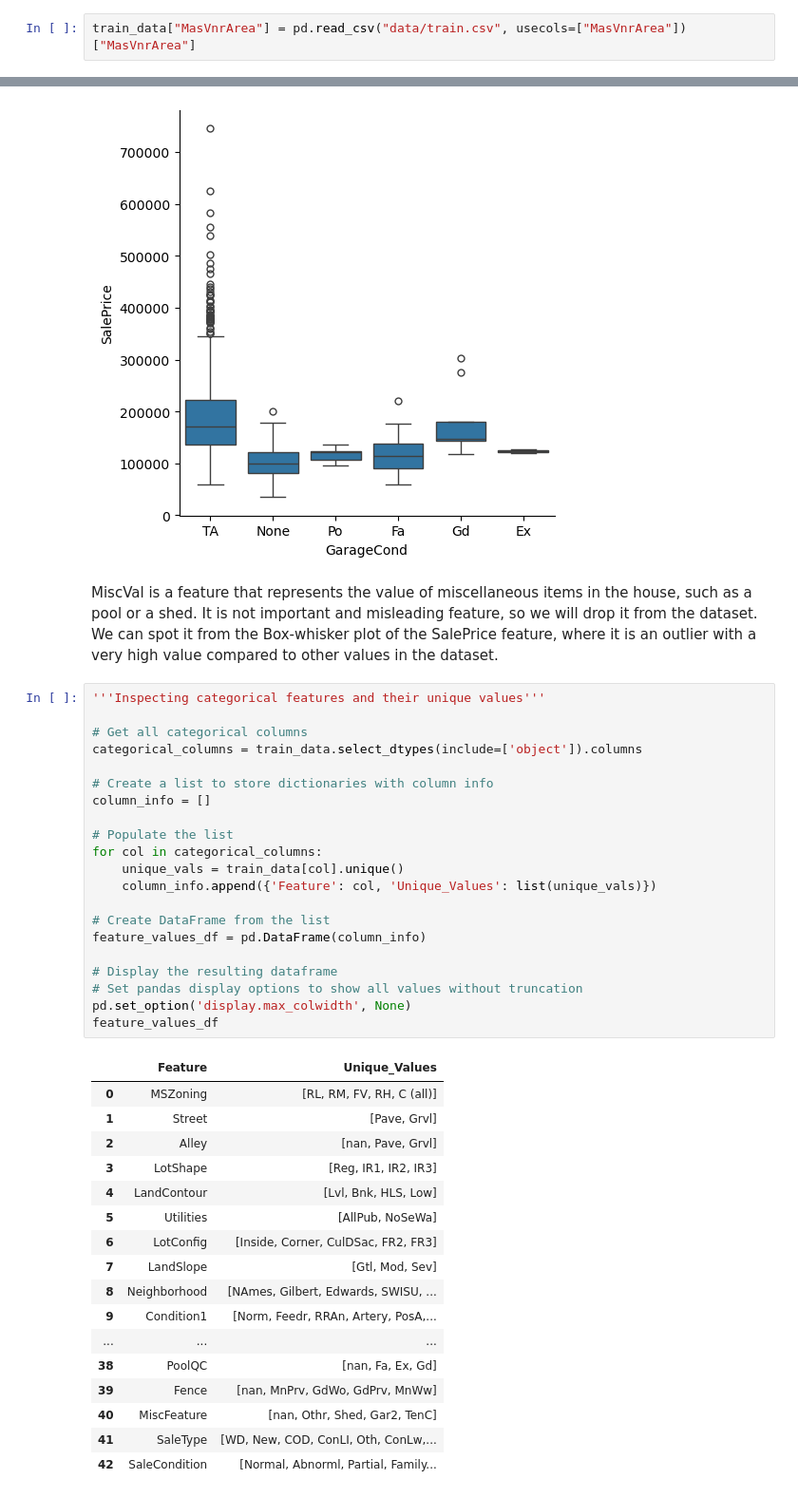
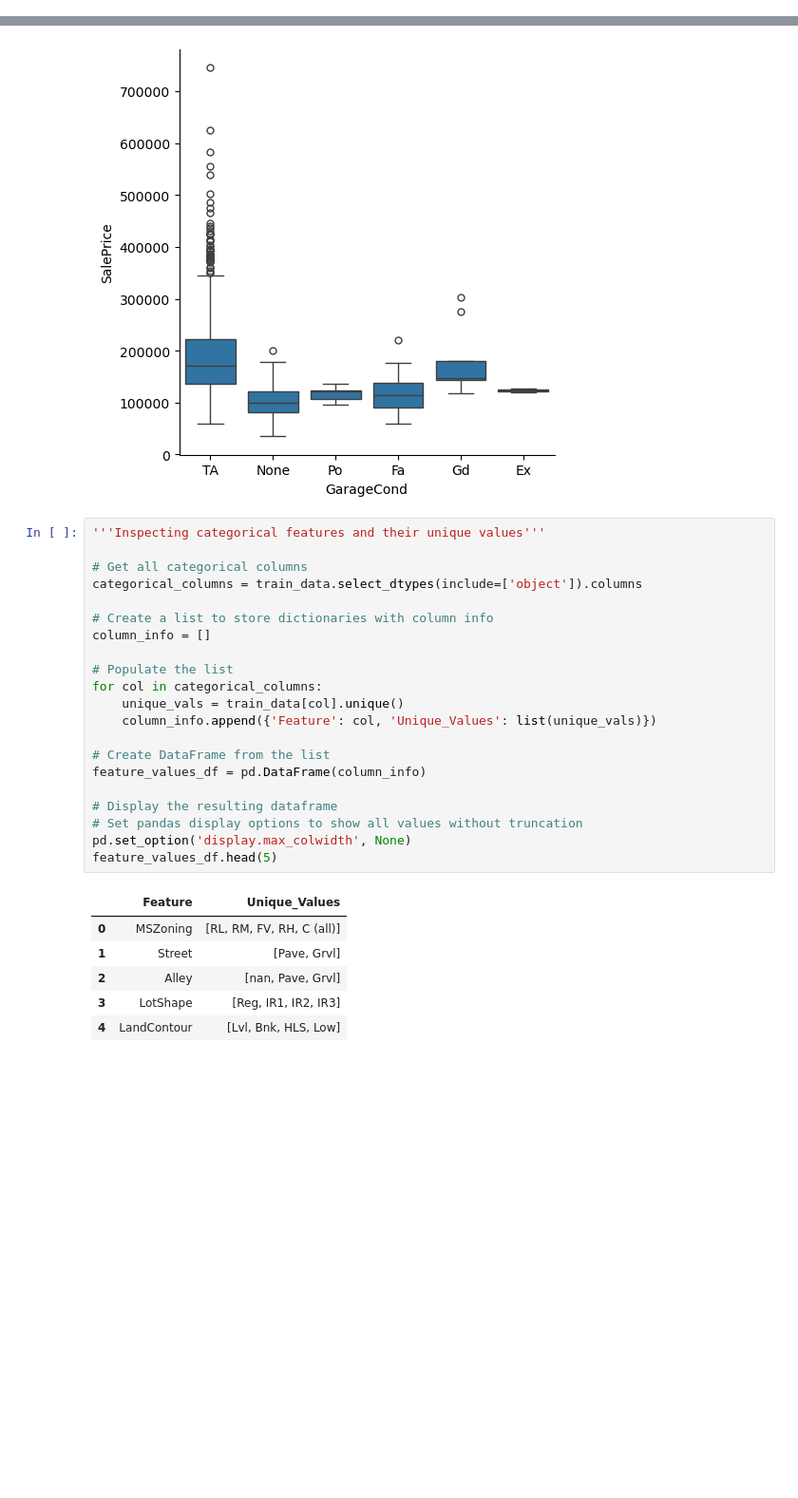
Before and after one commit to felixfaruix/kaggle-competitions, a Jupyter notebook: notebooks/HousePrices/house_prices_regression.ipynb, the cells around one changed output, grey strips where cells are left out. Shown at 95% size. Saved outputs shown, nothing was run; the diff lists cells and outputs as text; blank space fills up the shorter version.

```diff
--- a/notebooks/HousePrices/house_prices_regression.ipynb
+++ b/notebooks/HousePrices/house_prices_regression.ipynb
@@ -390,6 +399,4 @@ array([nan, 'BrkFace', 'Stone', 'BrkCmn'], dtype=object)
 train_data["BsmtFinType2"] = train_data["BsmtFinType2"].fillna("Unf")
-# %%
-train_data["MasVnrArea"] = pd.read_csv("data/train.csv", usecols=["MasVnrArea"])["MasVnrArea"]
 # %%
 plt.scatter(x="MasVnrArea", y="LotFrontage", data=train_data)
 # %% [output]
@@ -400,45 +407,31 @@ sns.catplot(x="GarageCond", y="SalePrice", data=train_data, kind="box")
 # %% [output]
 <seaborn.axisgrid.FacetGrid at 0x...>
 [figure]
-# %% [markdown]
-MiscVal is a feature that represents the value of miscellaneous items in the house, such as a pool or a shed. It is not important and misleading feature, so we will drop it from the dataset.
-We can spot it from the Box-whisker plot of the SalePrice feature, where it is an outlier with a very high value compared to other values in the dataset.
 # %%
 '''Inspecting categorical features and their unique values'''
 
 # Get all categorical columns
 categorical_columns = train_data.select_dtypes(include=['object']).columns
 
 # Create a list to store dictionaries with column info
 column_info = []
 
 # Populate the list
 for col in categorical_columns:
     unique_vals = train_data[col].unique()
     column_info.append({'Feature': col, 'Unique_Values': list(unique_vals)})
 
 # Create DataFrame from the list
 feature_values_df = pd.DataFrame(column_info)
 
 # Display the resulting dataframe
 # Set pandas display options to show all values without truncation
 pd.set_option('display.max_colwidth', None)
-feature_values_df
+feature_values_df.head(5)
 # %% [output]
 |  | Feature | Unique_Values |
 | 0 | MSZoning | [RL, RM, FV, RH, C (all)] |
 | 1 | Street | [Pave, Grvl] |
 | 2 | Alley | [nan, Pave, Grvl] |
 | 3 | LotShape | [Reg, IR1, IR2, IR3] |
 | 4 | LandContour | [Lvl, Bnk, HLS, Low] |
-| 5 | Utilities | [AllPub, NoSeWa] |
-| 6 | LotConfig | [Inside, Corner, CulDSac, FR2, FR3] |
-| 7 | LandSlope | [Gtl, Mod, Sev] |
-| 8 | Neighborhood | [NAmes, Gilbert, Edwards, SWISU, ... |
-| 9 | Condition1 | [Norm, Feedr, RRAn, Artery, PosA,... |
-| ... | ... | ... |
-| 38 | PoolQC | [nan, Fa, Ex, Gd] |
-| 39 | Fence | [nan, MnPrv, GdWo, GdPrv, MnWw] |
-| 40 | MiscFeature | [nan, Othr, Shed, Gar2, TenC] |
-| 41 | SaleType | [WD, New, COD, ConLI, Oth, ConLw,... |
-| 42 | SaleCondition | [Normal, Abnorml, Partial, Family... |
```
Also changed, not shown: parts of 14 cells of this notebook.
